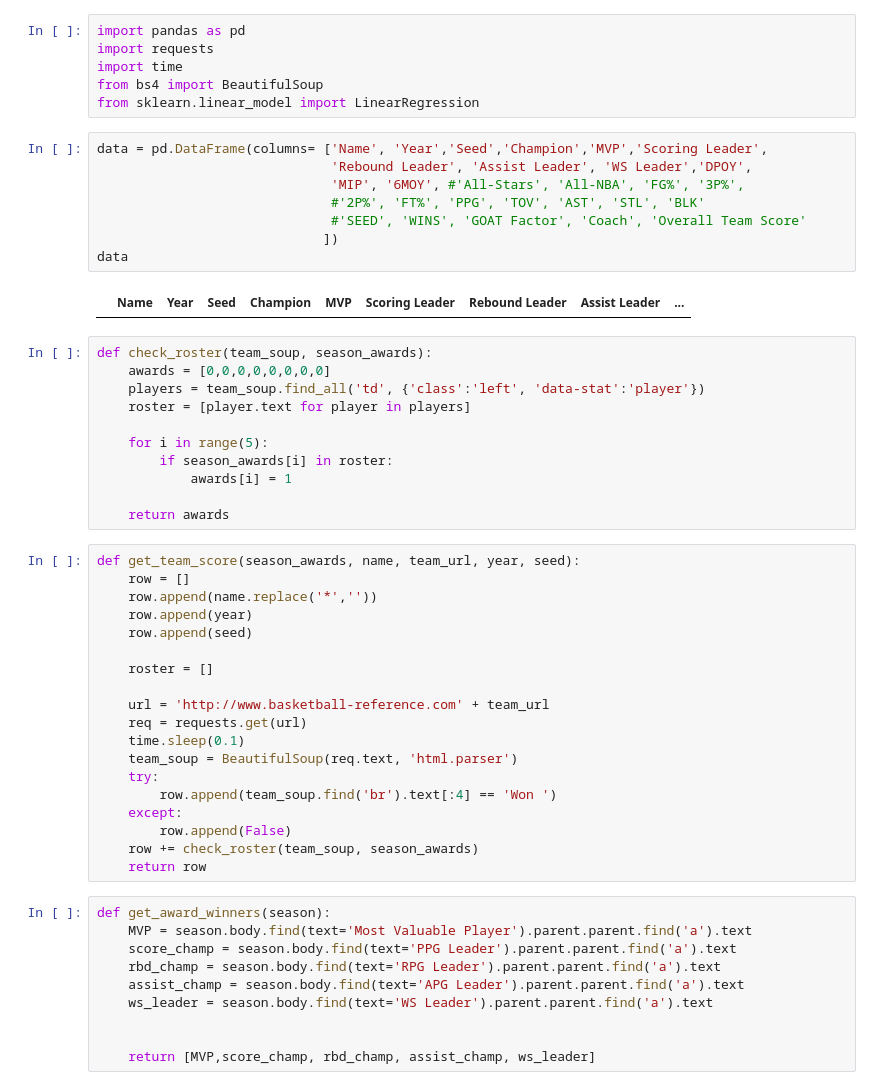
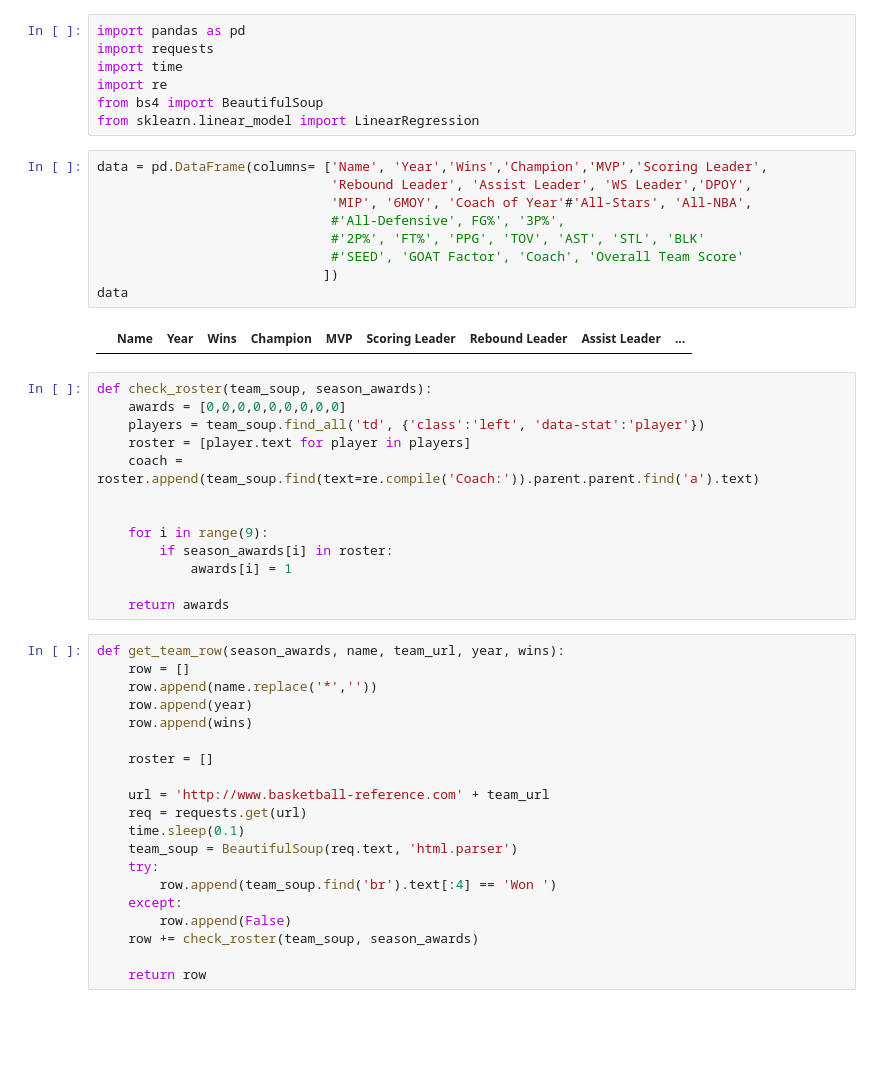
Before and after one commit to jfong27/NBA-Machine-Learning, a Jupyter notebook: Data Collection and Cleaning.ipynb, the cells around one changed output. Cells and saved outputs as stored; diff of their text form; blank space fills up the shorter version.

Commit message:
Dataframe has all awards, working on all stars

```diff
--- a/Data Collection and Cleaning.ipynb
+++ b/Data Collection and Cleaning.ipynb
@@ -2,35 +2,39 @@
 import pandas as pd
 import requests
 import time
+import re
 from bs4 import BeautifulSoup
 from sklearn.linear_model import LinearRegression
 # %%
-data = pd.DataFrame(columns= ['Name', 'Year','Seed','Champion','MVP','Scoring Leader',
+data = pd.DataFrame(columns= ['Name', 'Year','Wins','Champion','MVP','Scoring Leader',
                               'Rebound Leader', 'Assist Leader', 'WS Leader','DPOY',
-                              'MIP', '6MOY', #'All-Stars', 'All-NBA', 'FG%', '3P%',
+                              'MIP', '6MOY', 'Coach of Year'#'All-Stars', 'All-NBA',
+                              #'All-Defensive', FG%', '3P%',
                               #'2P%', 'FT%', 'PPG', 'TOV', 'AST', 'STL', 'BLK'
-                              #'SEED', 'WINS', 'GOAT Factor', 'Coach', 'Overall Team Score'
+                              #'SEED', 'GOAT Factor', 'Coach', 'Overall Team Score'
                              ])
 data
 # %% [output]
-|  | Name | Year | Seed | Champion | MVP | Scoring Leader | Rebound Leader | Assist Leader | ... |
+|  | Name | Year | Wins | Champion | MVP | Scoring Leader | Rebound Leader | Assist Leader | ... |
 # %%
 def check_roster(team_soup, season_awards):
-    awards = [0,0,0,0,0,0,0,0]
+    awards = [0,0,0,0,0,0,0,0,0]
     players = team_soup.find_all('td', {'class':'left', 'data-stat':'player'})
     roster = [player.text for player in players]
+    coach = roster.append(team_soup.find(text=re.compile('Coach:')).parent.parent.find('a').text)
 
-    for i in range(5):
+
+    for i in range(9):
         if season_awards[i] in roster:
             awards[i] = 1
 
     return awards
 # %%
-def get_team_score(season_awards, name, team_url, year, seed):
+def get_team_row(season_awards, name, team_url, year, wins):
     row = []
     row.append(name.replace('*',''))
     row.append(year)
-    row.append(seed)
+    row.append(wins)
 
     roster = []
 
@@ -43,14 +47,5 @@ def get_team_score(season_awards, name, team_url, year, seed):
     except:
         row.append(False)
     row += check_roster(team_soup, season_awards)
+
     return row
-# %%
-def get_award_winners(season):
-    MVP = season.body.find(text='Most Valuable Player').parent.parent.find('a').text
-    score_champ = season.body.find(text='PPG Leader').parent.parent.find('a').text
-    rbd_champ = season.body.find(text='RPG Leader').parent.parent.find('a').text
-    assist_champ = season.body.find(text='APG Leader').parent.parent.find('a').text
-    ws_leader = season.body.find(text='WS Leader').parent.parent.find('a').text
-
-
-    return [MVP,score_champ, rbd_champ, assist_champ, ws_leader]
```
Also changed, not shown: parts of 3 cells of this notebook.
